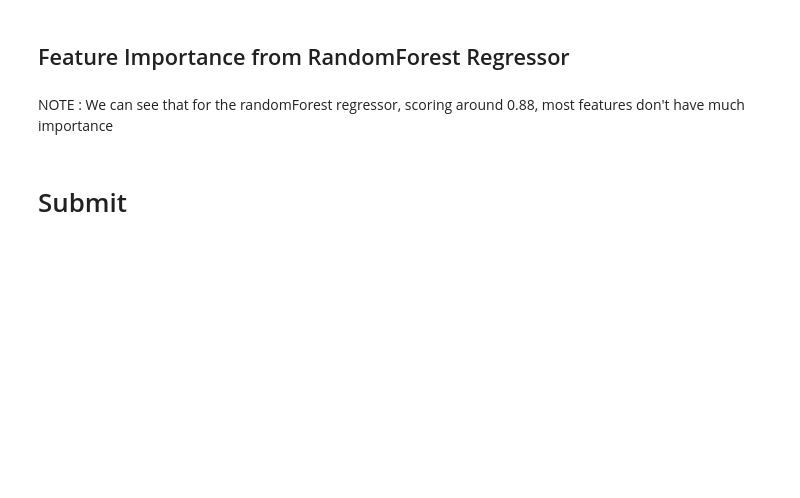
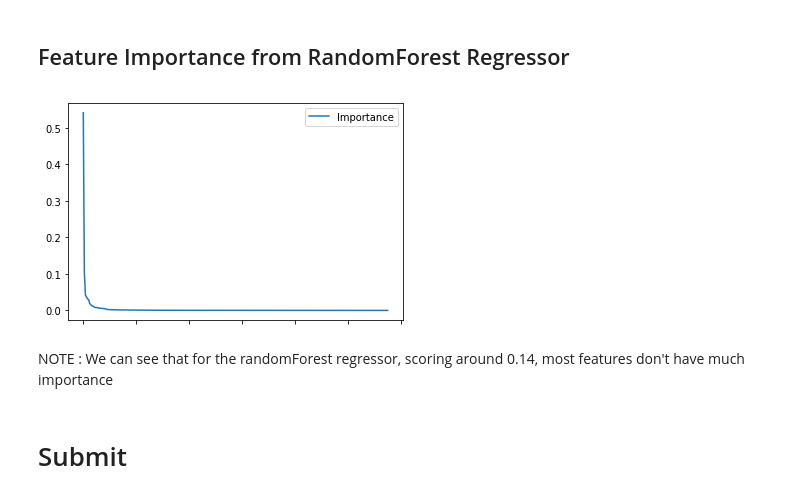
Before and after one commit to EMBSKD/HousePrices, a Jupyter notebook: HousePrices_Predict.ipynb, the cells around one changed output. Saved outputs shown, nothing was run; the diff lists cells and outputs as text; code cells hidden in the pictures; blank space fills up the shorter version.

```diff
--- a/HousePrices_Predict.ipynb
+++ b/HousePrices_Predict.ipynb
@@ -239,11 +248,15 @@ evaluate(Y_test, Y_pred)
 # %% [markdown]
 ## Feature Importance from RandomForest Regressor
 # %%
+rcParams['figure.figsize'] = 6,4
+
 feature_importances = pd.DataFrame(rf.feature_importances_, index = X_train.columns, columns=['Importance']).sort_values('Importance', ascending=False)
 feature_importances.plot()
 plt.show()
+# %% [output]
+[figure, added]
 # %% [markdown]
-NOTE : We can see that for the randomForest regressor, scoring around 0.88, most features don't have much importance
+NOTE : We can see that for the randomForest regressor, scoring around 0.14, most features don't have much importance
 # %% [markdown]
 # Submit
 # %%
```
Also changed, not shown: parts of 4 cells of this notebook.
